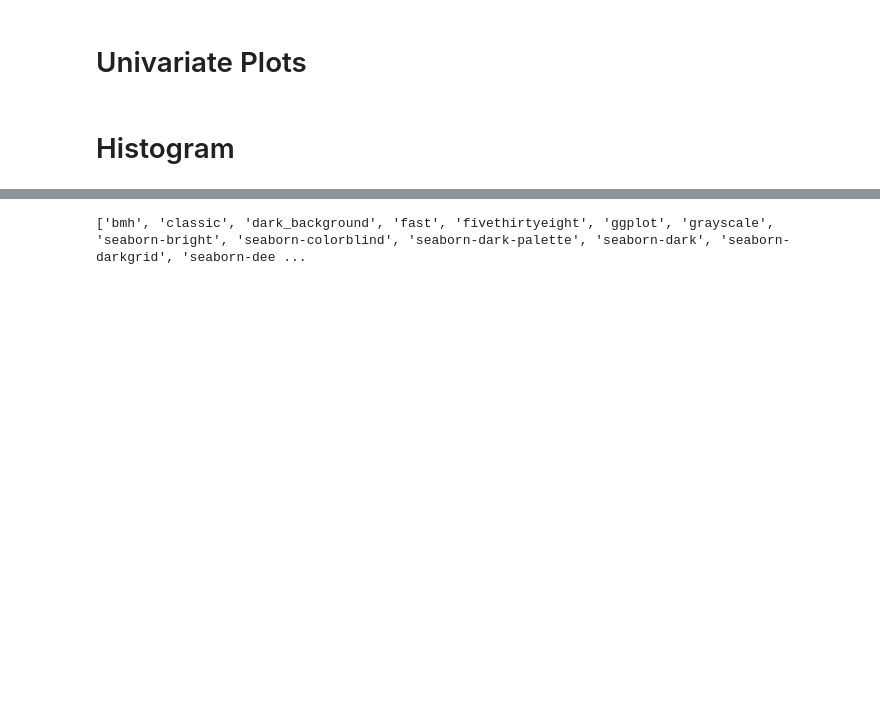
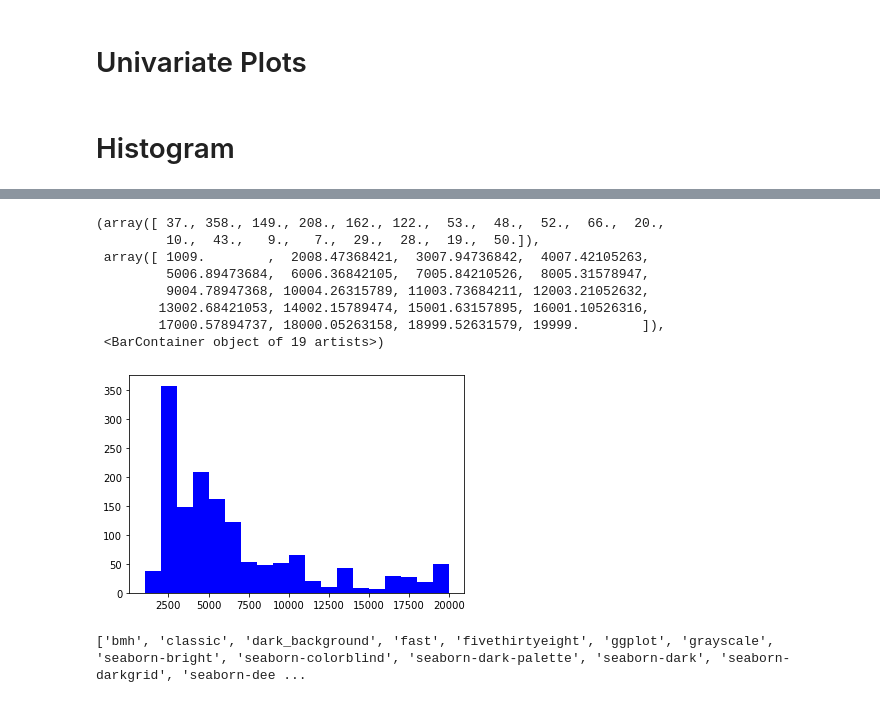
Before and after one commit to KunaalNaik/Python_Data_Science_Course, a Jupyter notebook: 3 - Visualization/Jigsaw IPBA 10 EDA/Univariate/Univariate_Inclass.ipynb, the cells around one changed output, grey strips where cells are left out. Drawn from its saved outputs; the diff is of its cells as text; code cells hidden in the pictures; blank space fills up the shorter version.

```diff
--- a/3 - Visualization/Jigsaw IPBA 10 EDA/Univariate/Univariate_Inclass.ipynb
+++ b/3 - Visualization/Jigsaw IPBA 10 EDA/Univariate/Univariate_Inclass.ipynb
@@ -56,3 +48,16 @@ data.columns = data.columns.str.strip()
+# %%
+plt.hist(data.Income, bins = 19, color = 'blue', linewidth = 3)
+#orientation = 'horizontal'
+# %% [output]
+(array([ 37., 358., 149., 208., 162., 122.,  53.,  48.,  52.,  66.,  20.,
+         10.,  43.,   9.,   7.,  29.,  28.,  19.,  50.]),
+ array([ 1009.        ,  2008.47368421,  3007.94736842,  4007.42105263,
+         5006.89473684,  6006.36842105,  7005.84210526,  8005.31578947,
+         9004.78947368, 10004.26315789, 11003.73684211, 12003.21052632,
+        13002.68421053, 14002.15789474, 15001.63157895, 16001.10526316,
+        17000.57894737, 18000.05263158, 18999.52631579, 19999.        ]),
+ <BarContainer object of 19 artists>)
+[figure, added]
 # %%
 print(plt.style.available)
 # %% [output]
```
Also changed, not shown: parts of 20 cells of this notebook, 1 other file.
